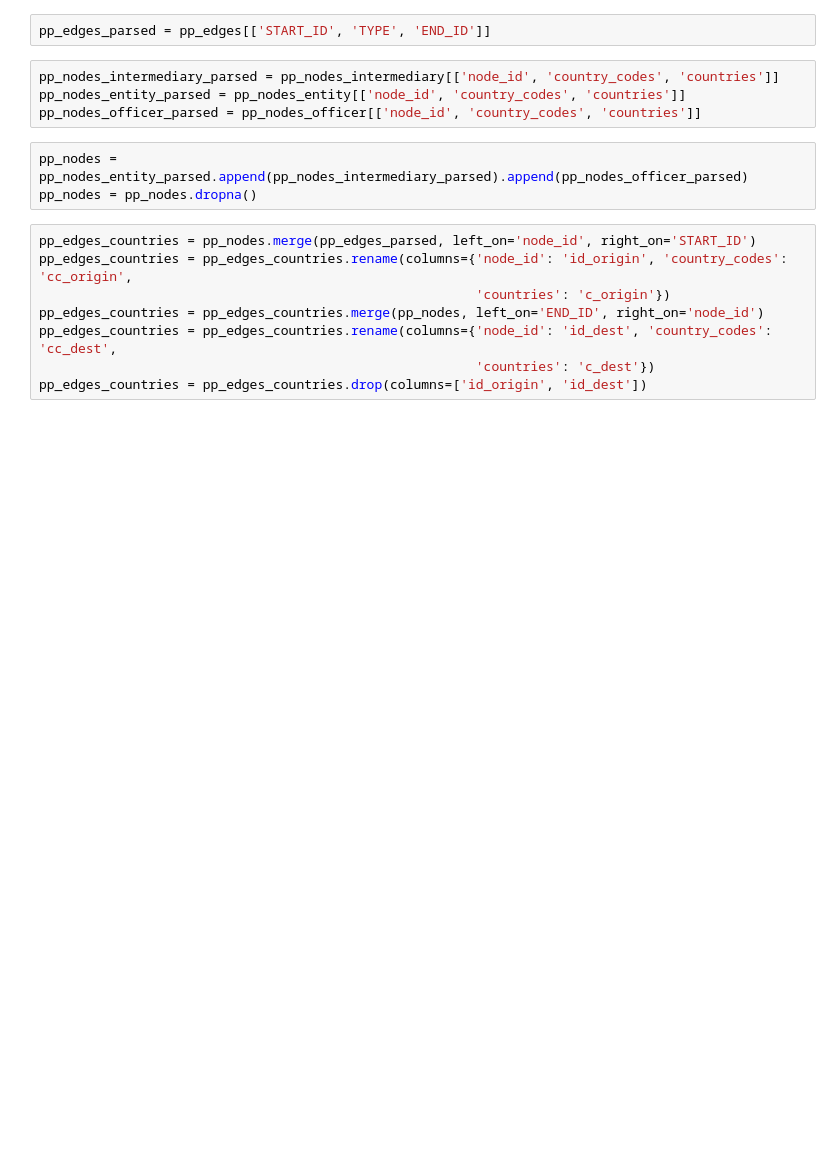
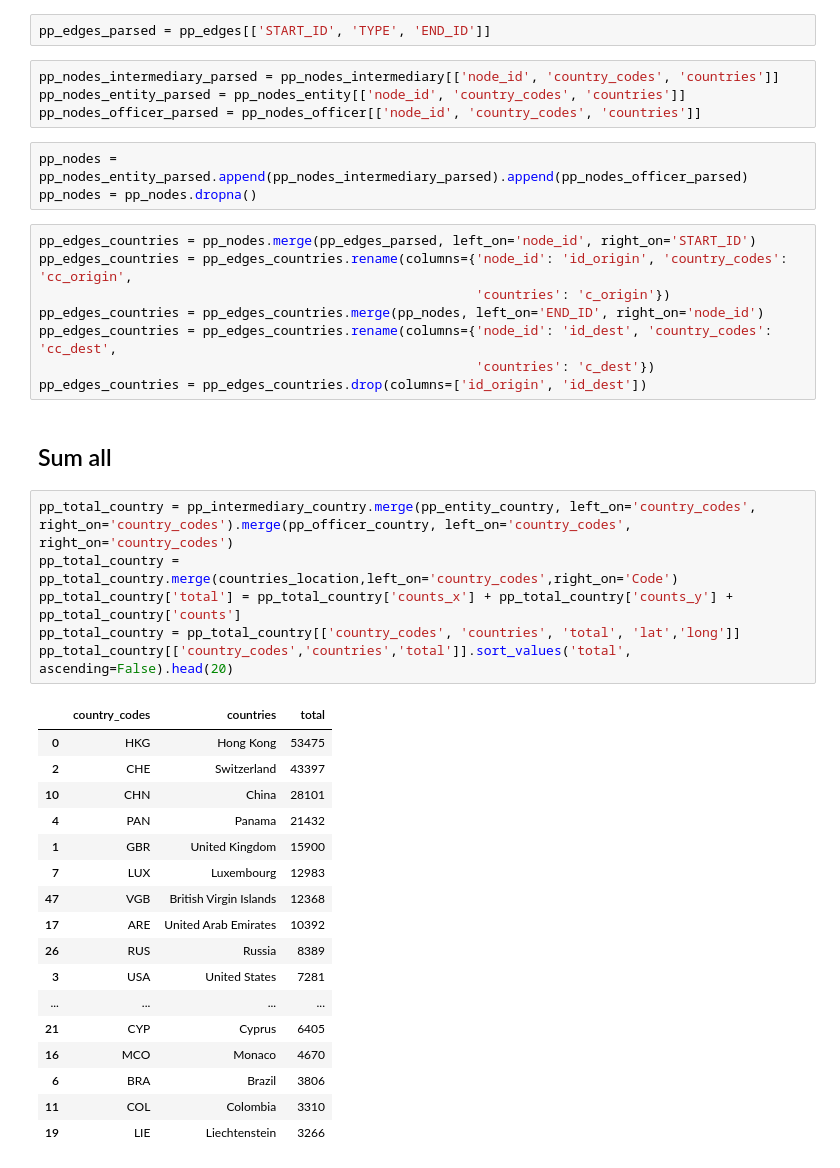
Before and after one commit to marikomakhm/ada-project, a Jupyter notebook: src/world_plots.ipynb, the cells around one changed output. Drawn from its saved outputs; the diff is of its cells as text; blank space fills up the shorter version.

```diff
--- a/src/world_plots.ipynb
+++ b/src/world_plots.ipynb
@@ -1248,3 +1229,29 @@ pp_edges_countries = pp_edges_countries.merge(pp_nodes, left_on='END_ID', right_
 pp_edges_countries = pp_edges_countries.rename(columns={'node_id': 'id_dest', 'country_codes': 'cc_dest',
                                                         'countries': 'c_dest'})
 pp_edges_countries = pp_edges_countries.drop(columns=['id_origin', 'id_dest'])
+# %% [markdown]
+## Sum all
+# %%
+pp_total_country = pp_intermediary_country.merge(pp_entity_country, left_on='country_codes', right_on='country_codes').merge(pp_officer_country, left_on='country_codes', right_on='country_codes')
+pp_total_country = pp_total_country.merge(countries_location,left_on='country_codes',right_on='Code')
+pp_total_country['total'] = pp_total_country['counts_x'] + pp_total_country['counts_y'] + pp_total_country['counts']
+pp_total_country = pp_total_country[['country_codes', 'countries', 'total', 'lat','long']]
+pp_total_country[['country_codes','countries','total']].sort_values('total', ascending=False).head(20)
+# %% [output]
+|  | country_codes | countries | total |
+| 0 | HKG | Hong Kong | 53475 |
+| 2 | CHE | Switzerland | 43397 |
+| 10 | CHN | China | 28101 |
+| 4 | PAN | Panama | 21432 |
+| 1 | GBR | United Kingdom | 15900 |
+| 7 | LUX | Luxembourg | 12983 |
+| 47 | VGB | British Virgin Islands | 12368 |
+| 17 | ARE | United Arab Emirates | 10392 |
+| 26 | RUS | Russia | 8389 |
+| 3 | USA | United States | 7281 |
+| ... | ... | ... | ... |
+| 21 | CYP | Cyprus | 6405 |
+| 16 | MCO | Monaco | 4670 |
+| 6 | BRA | Brazil | 3806 |
+| 11 | COL | Colombia | 3310 |
+| 19 | LIE | Liechtenstein | 3266 |
```
Also changed, not shown: parts of 11 cells of this notebook, 1 other file.
